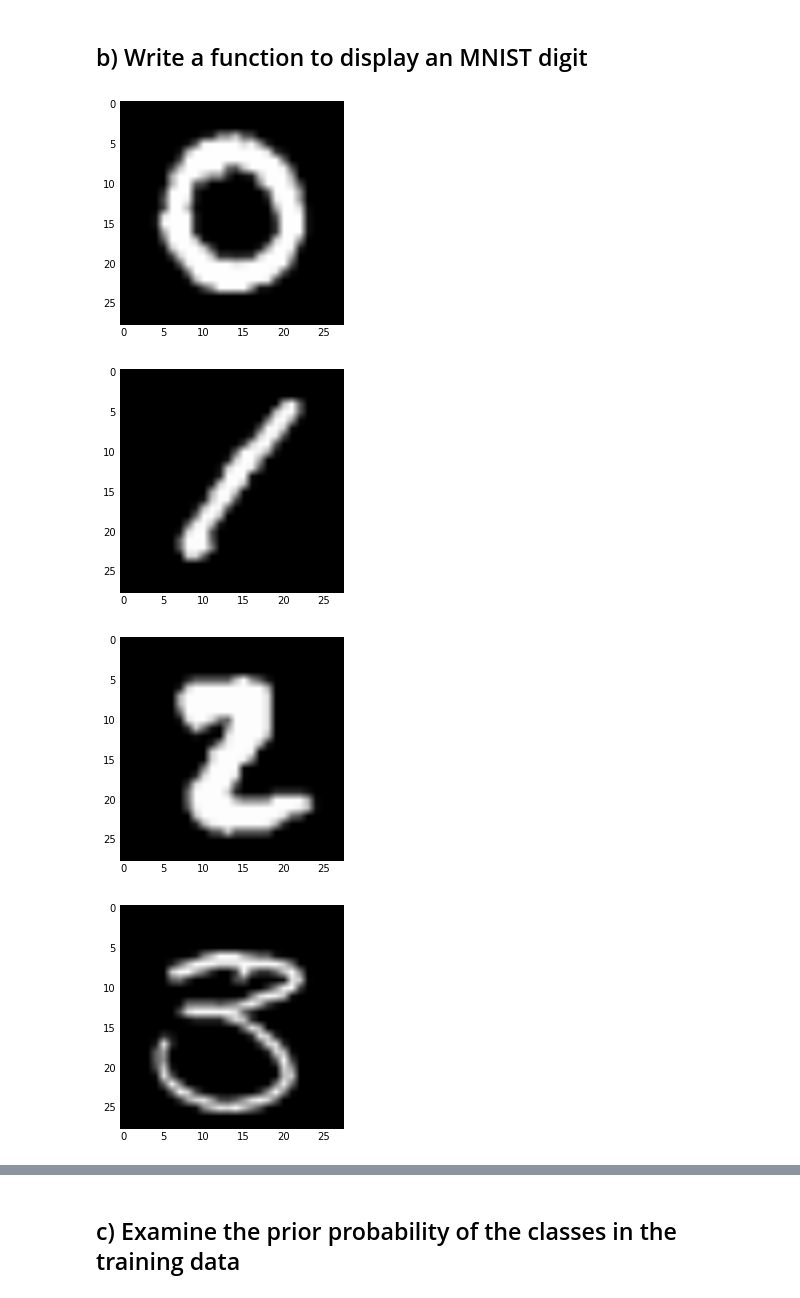
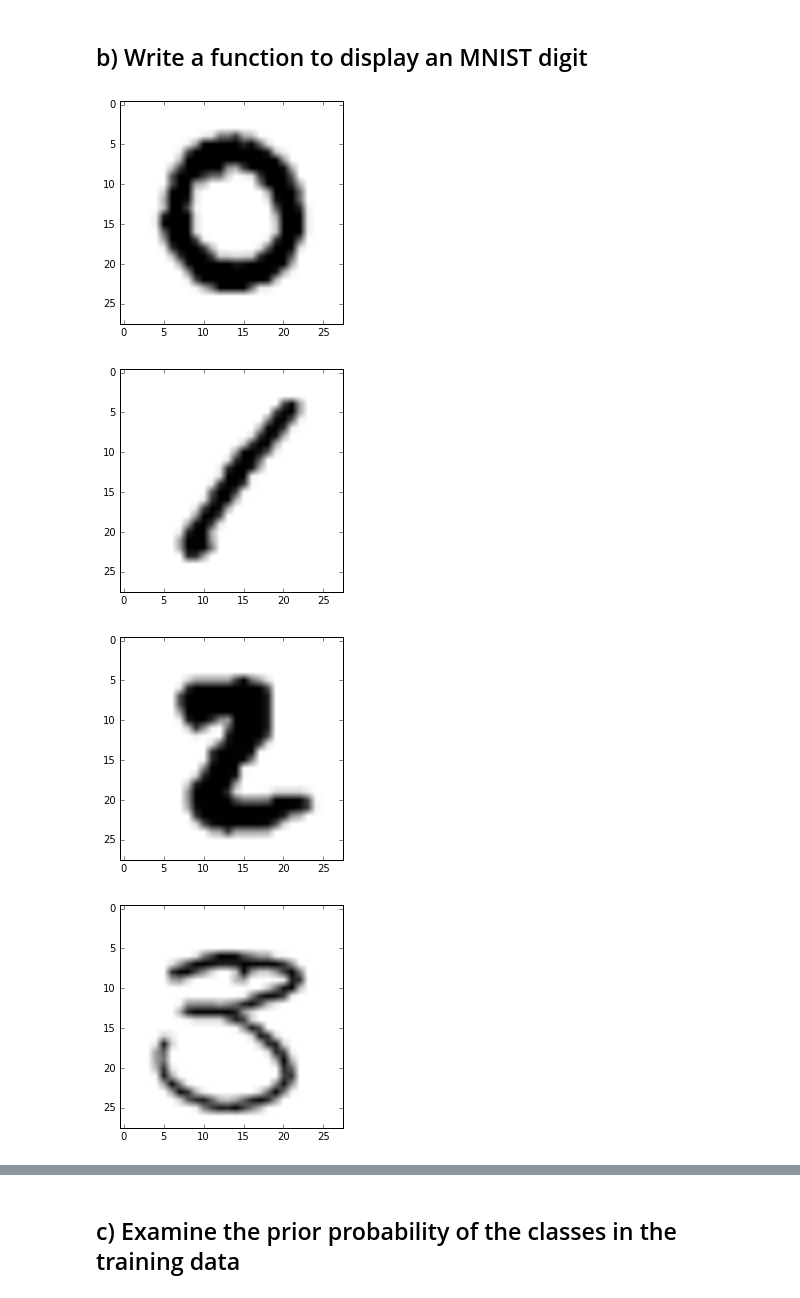
Before and after one commit to francescoperera/applied-machine-learning, a Jupyter notebook: lab1/CS 5789 - Lab 1.ipynb, the cells around one changed output, grey strips where cells are left out. Cells and saved outputs as stored; diff of their text form; code cells hidden in the pictures.

```diff
--- a/lab1/CS 5789 - Lab 1.ipynb
+++ b/lab1/CS 5789 - Lab 1.ipynb
@@ -56,12 +41,12 @@ print sampleDigits[0]
 # %%
 def plotDigits(x):
     for digit in x:
-        plt.imshow(digit,cmap="gray")
+        plt.imshow(digit,cmap= cm.gray_r)
         plt.show()
 
 plotDigits(sampleDigits)
 # %% [output]
-[figure, old version]
+[figure, new version]
-[figure, old version]
+[figure, new version]
-[figure, old version]
+[figure, new version]
-[figure, old version]
+[figure, new version]
```
Also changed, not shown: parts of 15 cells of this notebook.
